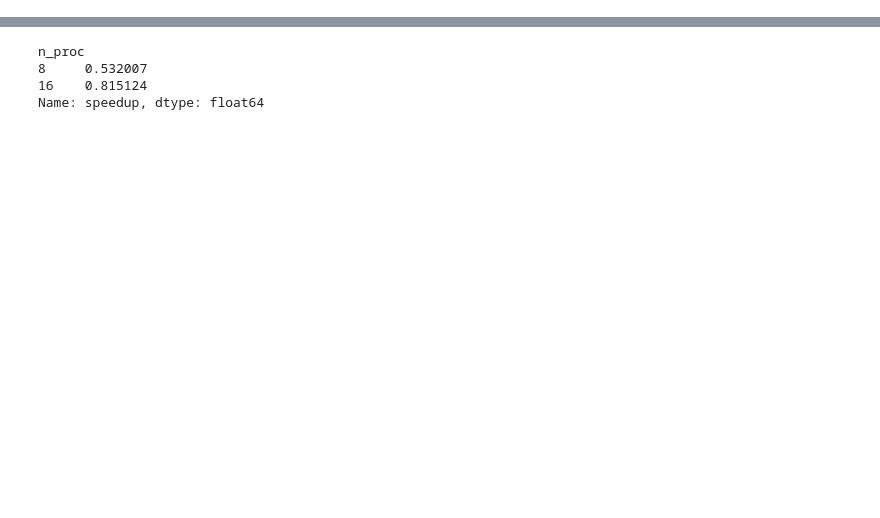
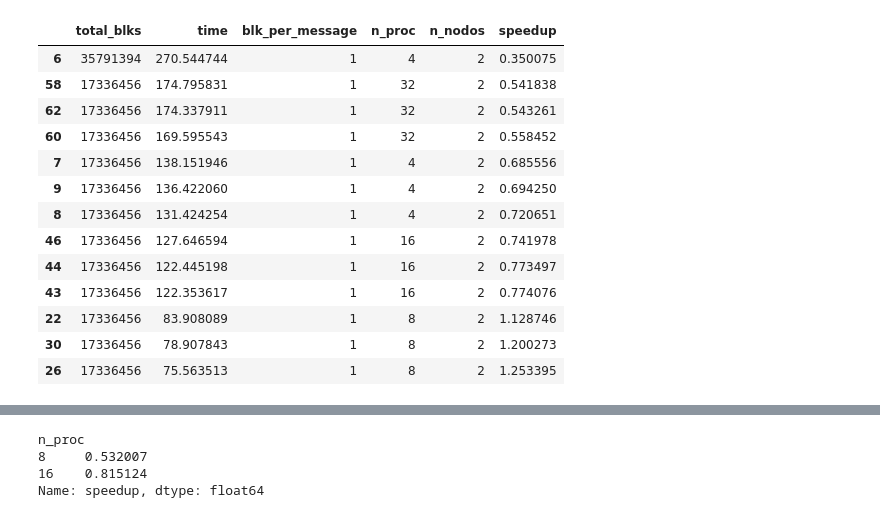
Before and after one commit to gilbertokoerbes/AES-CTRMode-OpenMP_MPI_SpeedUp, a Jupyter notebook: make_graphs.ipynb, the cells around one changed output, grey strips where cells are left out. Drawn from its saved outputs; the diff is of its cells as text; code cells hidden in the pictures; blank space fills up the shorter version.

```diff
--- a/make_graphs.ipynb
+++ b/make_graphs.ipynb
@@ -66,0 +80,17 @@ average_time_nodes_4 = data_nodes_4.groupby('n_proc')['speedup'].mean()
+# %%
+data_nodes_2.sort_values(by=['speedup'])
+# %% [output]
+|  | total_blks | time | blk_per_message | n_proc | n_nodos | speedup |
+| 6 | 35791394 | 270.544744 | 1 | 4 | 2 | 0.350075 |
+| 58 | 17336456 | 174.795831 | 1 | 32 | 2 | 0.541838 |
+| 62 | 17336456 | 174.337911 | 1 | 32 | 2 | 0.543261 |
+| 60 | 17336456 | 169.595543 | 1 | 32 | 2 | 0.558452 |
+| 7 | 17336456 | 138.151946 | 1 | 4 | 2 | 0.685556 |
+| 9 | 17336456 | 136.422060 | 1 | 4 | 2 | 0.694250 |
+| 8 | 17336456 | 131.424254 | 1 | 4 | 2 | 0.720651 |
+| 46 | 17336456 | 127.646594 | 1 | 16 | 2 | 0.741978 |
+| 44 | 17336456 | 122.445198 | 1 | 16 | 2 | 0.773497 |
+| 43 | 17336456 | 122.353617 | 1 | 16 | 2 | 0.774076 |
+| 22 | 17336456 | 83.908089 | 1 | 8 | 2 | 1.128746 |
+| 30 | 17336456 | 78.907843 | 1 | 8 | 2 | 1.200273 |
+| 26 | 17336456 | 75.563513 | 1 | 8 | 2 | 1.253395 |
```
Also changed, not shown: parts of 9 cells of this notebook.
